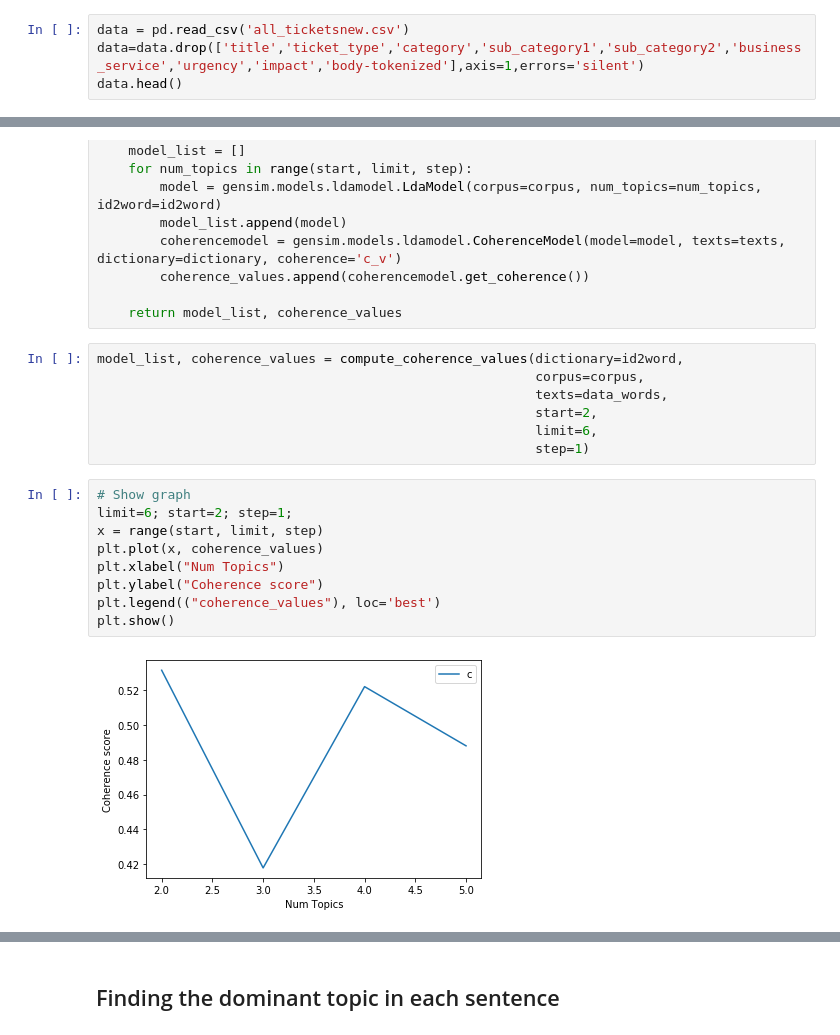
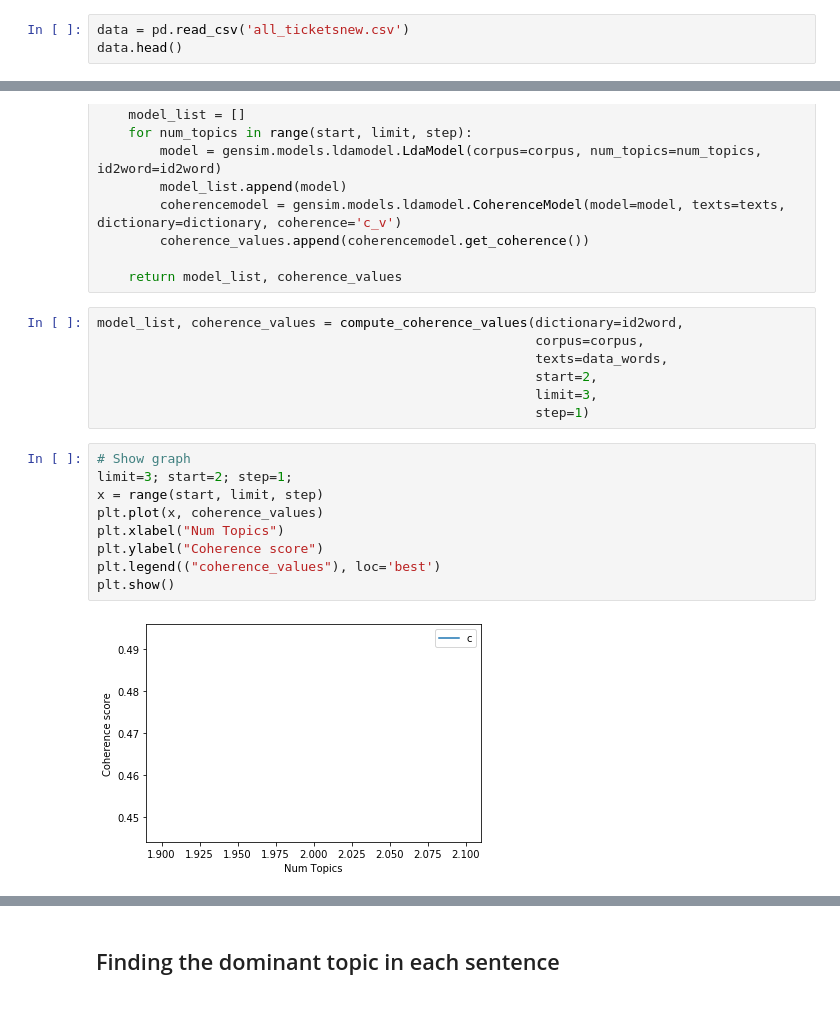
Before and after one commit to abhi1512/Service-Request_Classification, a Jupyter notebook: IncidentThemesTopicModelling.ipynb, the cells around one changed output, grey strips where cells are left out. Saved outputs shown, nothing was run; the diff lists cells and outputs as text.

```diff
--- a/IncidentThemesTopicModelling.ipynb
+++ b/IncidentThemesTopicModelling.ipynb
@@ -104,6 +104,5 @@ Solving for the current objective we will be using python version 3.7.6
 ### Data Loading
 # %%
 data = pd.read_csv('all_ticketsnew.csv')
-data=data.drop(['title','ticket_type','category','sub_category1','sub_category2','business_service','urgency','impact','body-tokenized'],axis=1,errors='silent')
 data.head()
 # %% [output]
@@ -257,19 +256,19 @@ model_list, coherence_values = compute_coherence_values(dictionary=id2word,
                                                         corpus=corpus,
                                                         texts=data_words,
                                                         start=2,
-                                                        limit=6,
+                                                        limit=3,
                                                         step=1)
 # %%
 # Show graph
-limit=6; start=2; step=1;
+limit=3; start=2; step=1;
 x = range(start, limit, step)
 plt.plot(x, coherence_values)
 plt.xlabel("Num Topics")
 plt.ylabel("Coherence score")
 plt.legend(("coherence_values"), loc='best')
 plt.show()
 # %% [output]
-[figure, old version]
+[figure, new version]
 # %%
 # Print the coherence scores
 for m, cv in zip(x, coherence_values):
```
Also changed, not shown: parts of 7 cells of this notebook.
